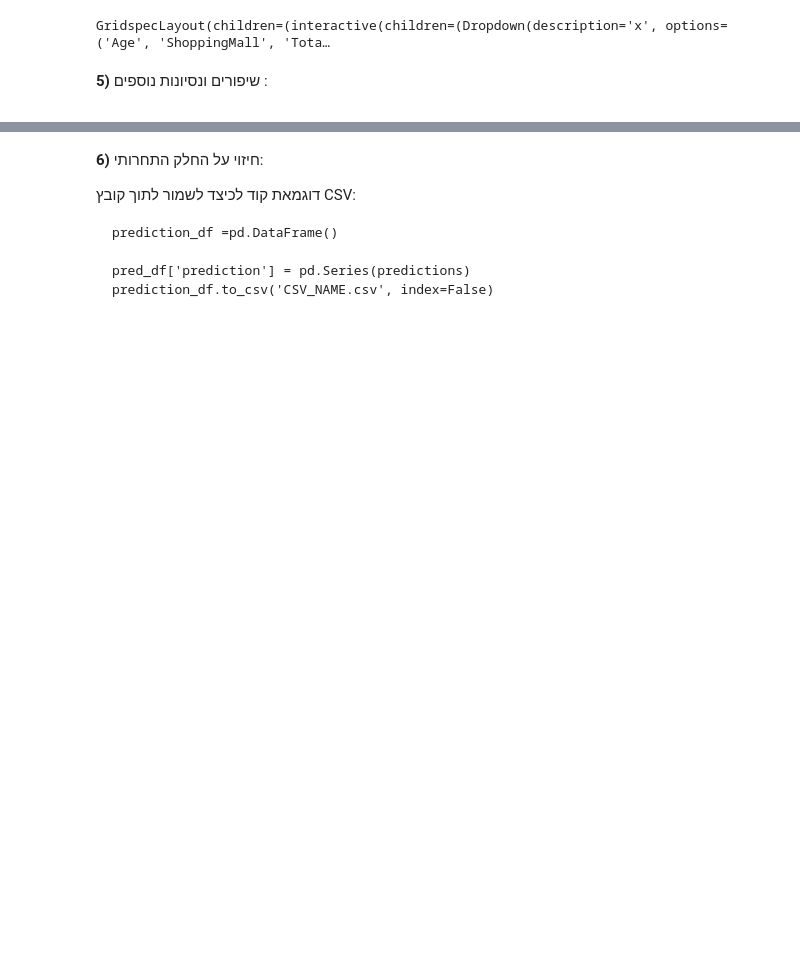
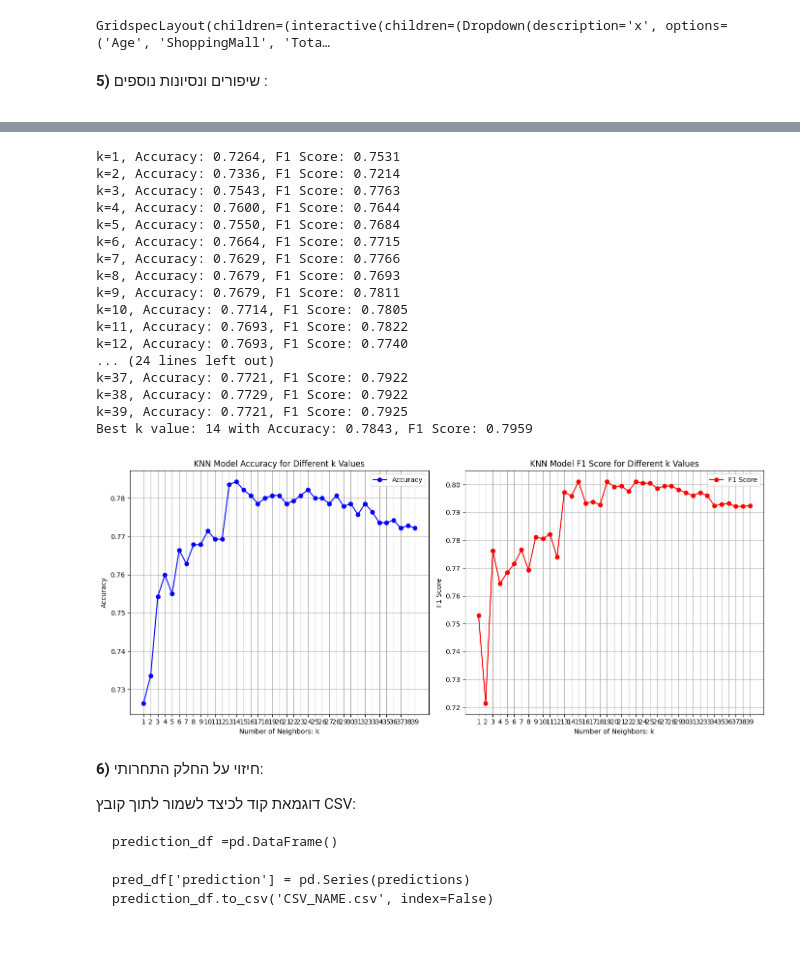
Before and after one commit to thorthor08/Thor, a Jupyter notebook: אריאל_נאוי_שלד_למחברת_סופית_לפרוייקט.ipynb, the cells around one changed output, grey strips where cells are left out. Drawn from its saved outputs; the diff is of its cells as text; code cells hidden in the pictures; blank space fills up the shorter version.

```diff
--- a/אריאל_נאוי_שלד_למחברת_סופית_לפרוייקט.ipynb
+++ b/אריאל_נאוי_שלד_למחברת_סופית_לפרוייקט.ipynb
@@ -840,3 +840,9 @@ test_set_copy[num_columns] = pd.DataFrame(scaled_data, columns=num_columns)
 test_set_copy[['CryoSleep', 'Transported']] = original[['CryoSleep', 'Transported']]
 
 improved_final_test = test_set_copy.copy()
+
+bool_columns = improved_final_test.select_dtypes(include=['bool']).columns
+for column in bool_columns:
+    if column != 'Transported':
+        improved_final_test[column] = improved_final_test[column].astype(int)
+improved_final_test
@@ -1022,3 +928,70 @@ Feature names seen at fit time, yet now missing:
+# %%
+
+features = [7, 9, 12, 2, 4, 6, 8, 10, 11]
+
+X = improved_final_train.iloc[:, features]
+y = improved_final_train['Transported']
+X_train, X_val, y_train, y_val = train_test_split(X, y, test_size=0.2, random_state=42)
+
+k_values = range(1, 40)
+accuracy_scores = {}
+f1_scores = {}
+
+for k in k_values:
+    model = KNeighborsClassifier(n_neighbors=k)
+    model.fit(X_train, y_train)
+    y_pred = model.predict(X_val)
+    accuracy = accuracy_score(y_val, y_pred)
+    f1 = f1_score(y_val, y_pred)
+    accuracy_scores[k] = accuracy
+    f1_scores[k] = f1
+    print(f'k={k}, Accuracy: {accuracy:.4f}, F1 Score: {f1:.4f}')
+
+best_k = max(accuracy_scores, key=accuracy_scores.get)
+best_accuracy = accuracy_scores[best_k]
+best_f1 = f1_scores[best_k]
+print(f'Best k value: {best_k} with Accuracy: {best_accuracy:.4f}, F1 Score: {best_f1:.4f}')
+
+plt.figure(figsize=(14, 6))
+plt.subplot(1, 2, 1)
+plt.plot(list(accuracy_scores.keys()), list(accuracy_scores.values()), marker='o', color='b', label='Accuracy')
+plt.title('KNN Model Accuracy for Different k Values')
+plt.xlabel('Number of Neighbors: k')
+plt.ylabel('Accuracy')
+plt.xticks(list(k_values))
+plt.grid(True)
+plt.legend()
+
+plt.subplot(1, 2, 2)
+plt.plot(list(f1_scores.keys()), list(f1_scores.values()), marker='o', color='r', label='F1 Score')
+plt.title('KNN Model F1 Score for Different k Values')
+plt.xlabel('Number of Neighbors: k')
+plt.ylabel('F1 Score')
+plt.xticks(list(k_values))
+plt.grid(True)
+plt.legend()
+
+plt.tight_layout()
+plt.show()
+# %% [output]
+k=1, Accuracy: 0.7264, F1 Score: 0.7531
+k=2, Accuracy: 0.7336, F1 Score: 0.7214
+k=3, Accuracy: 0.7543, F1 Score: 0.7763
+k=4, Accuracy: 0.7600, F1 Score: 0.7644
+k=5, Accuracy: 0.7550, F1 Score: 0.7684
+k=6, Accuracy: 0.7664, F1 Score: 0.7715
+k=7, Accuracy: 0.7629, F1 Score: 0.7766
+k=8, Accuracy: 0.7679, F1 Score: 0.7693
+k=9, Accuracy: 0.7679, F1 Score: 0.7811
+k=10, Accuracy: 0.7714, F1 Score: 0.7805
+k=11, Accuracy: 0.7693, F1 Score: 0.7822
+k=12, Accuracy: 0.7693, F1 Score: 0.7740
+... (24 lines left out)
+k=37, Accuracy: 0.7721, F1 Score: 0.7922
+k=38, Accuracy: 0.7729, F1 Score: 0.7922
+k=39, Accuracy: 0.7721, F1 Score: 0.7925
+Best k value: 14 with Accuracy: 0.7843, F1 Score: 0.7959
+[figure, added]
 # %% [markdown]
 <div dir='rtl'>
 
```
Also changed, not shown: parts of 6 cells of this notebook.
